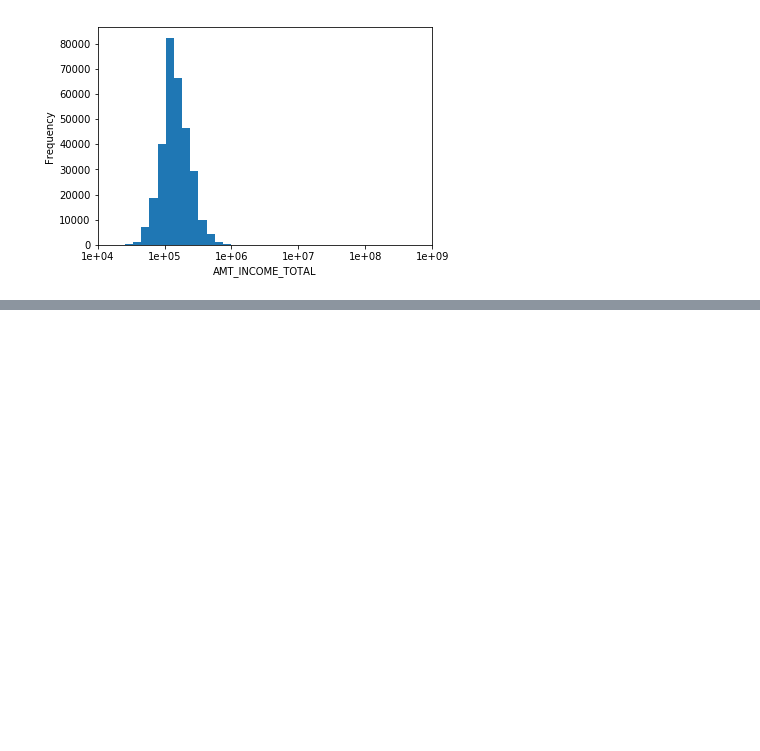
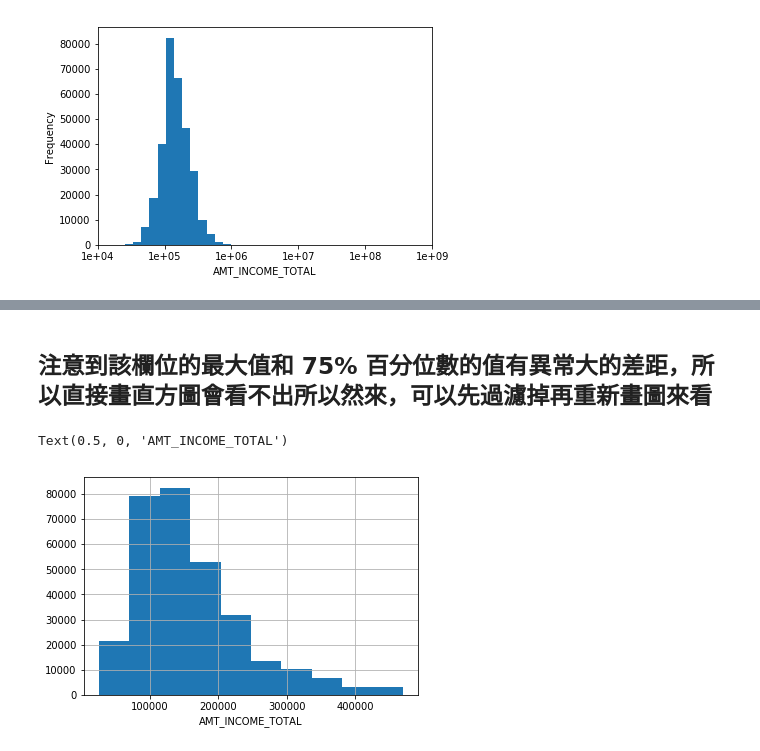
Before and after one commit to NienfengYao/ML100-Days, a Jupyter notebook: homework/Day_005_HW.ipynb, the cells around one changed output, grey strips where cells are left out. Saved outputs shown, nothing was run; the diff lists cells and outputs as text; code cells hidden in the pictures; blank space fills up the shorter version.

```diff
--- a/homework/Day_005_HW.ipynb
+++ b/homework/Day_005_HW.ipynb
@@ -122,0 +143,9 @@ Text(0.5, 0, 'AMT_INCOME_TOTAL')
+# %% [markdown]
+## 注意到該欄位的最大值和 75% 百分位數的值有異常大的差距，所以直接畫直方圖會看不出所以然來，可以先過濾掉再重新畫圖來看
+# %%
+# quantile(): 返回分位數
+app_train.loc[app_train['AMT_INCOME_TOTAL']<app_train['AMT_INCOME_TOTAL'].quantile(0.99)]['AMT_INCOME_TOTAL'].hist()
+plt.xlabel('AMT_INCOME_TOTAL')
+# %% [output]
+Text(0.5, 0, 'AMT_INCOME_TOTAL')
+[figure, added]
```
Also changed, not shown: parts of 3 cells of this notebook.
